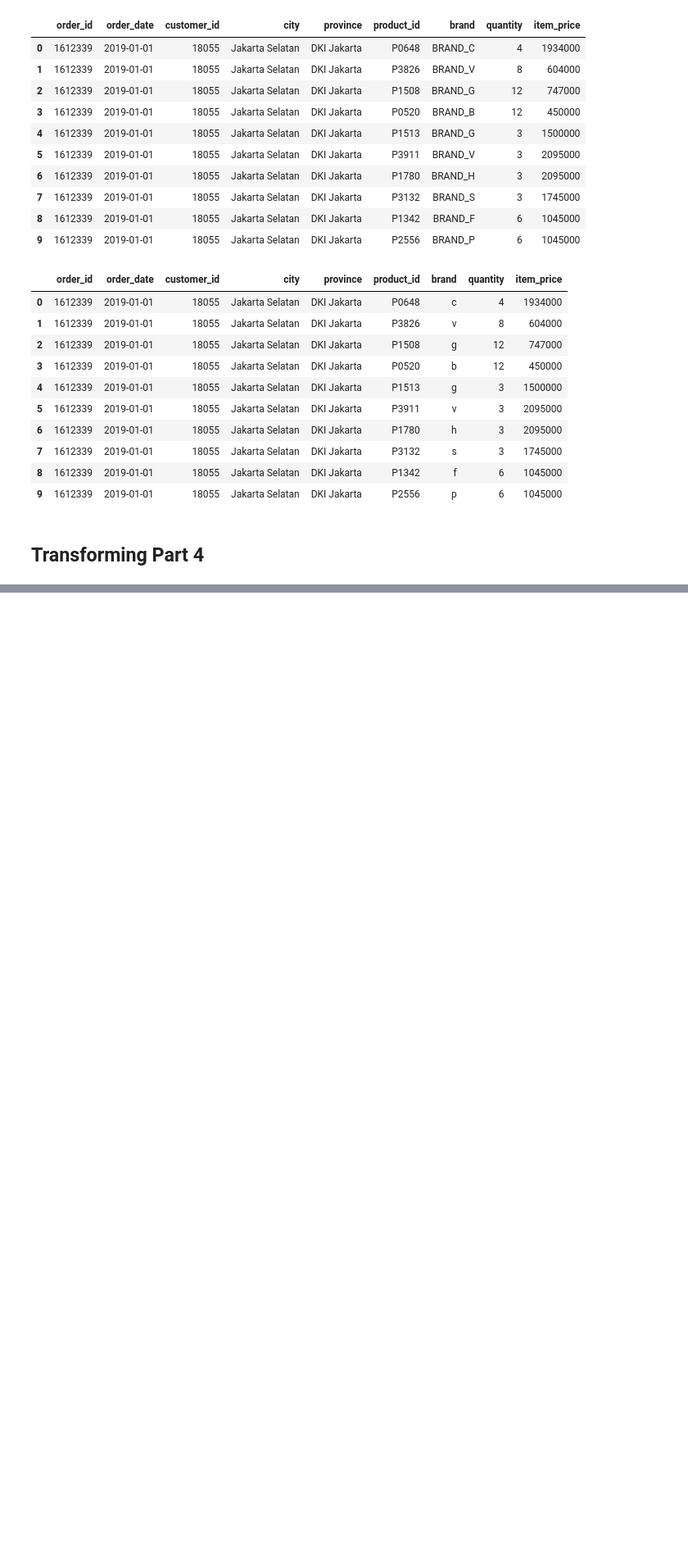
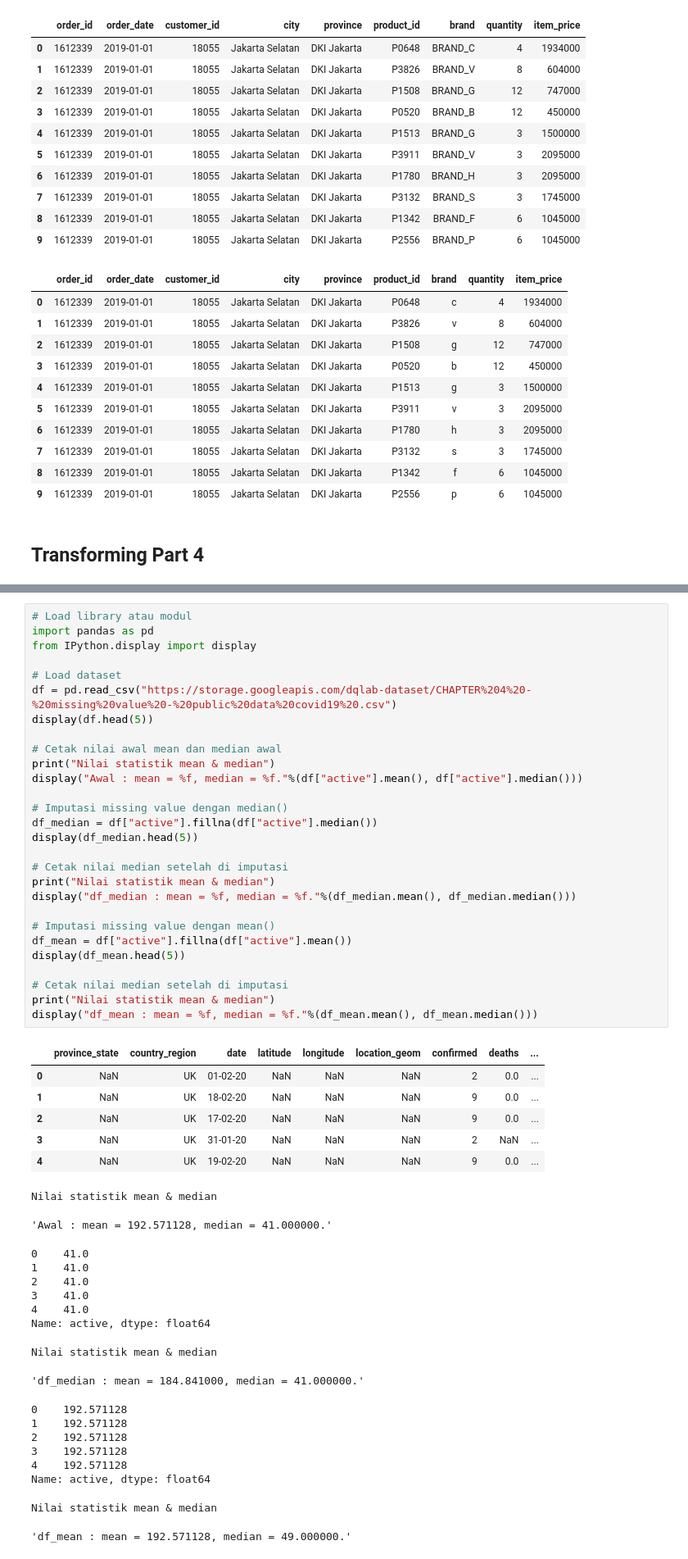
Before and after one commit to UsepSyaikalArifin/DQLab-Academy-Course-Online, a Jupyter notebook: Kelas Fundamental/Data Manipulation With Pandas - Part 1/Jupyter Notebook/main.ipynb, the cells around one changed output, grey strips where cells are left out. Shown at 82% size. Drawn from its saved outputs; the diff is of its cells as text; blank space fills up the shorter version.

```diff
--- a/Kelas Fundamental/Data Manipulation With Pandas - Part 1/Jupyter Notebook/main.ipynb
+++ b/Kelas Fundamental/Data Manipulation With Pandas - Part 1/Jupyter Notebook/main.ipynb
@@ -899,0 +1040,53 @@ TypeError: 'module' object is not callable
+# %%
+# Load library atau modul
+import pandas as pd
+from IPython.display import display
+
+# Load dataset
+df = pd.read_csv("https://storage.googleapis.com/dqlab-dataset/CHAPTER%204%20-%20missing%20value%20-%20public%20data%20covid19%20.csv")
+display(df.head(5))
+
+# Cetak nilai awal mean dan median awal
+print("Nilai statistik mean & median")
+display("Awal : mean = %f, median = %f."%(df["active"].mean(), df["active"].median()))
+
+# Imputasi missing value dengan median()
+df_median = df["active"].fillna(df["active"].median())
+display(df_median.head(5))
+
+# Cetak nilai median setelah di imputasi
+print("Nilai statistik mean & median")
+display("df_median : mean = %f, median = %f."%(df_median.mean(), df_median.median()))
+
+# Imputasi missing value dengan mean()
+df_mean = df["active"].fillna(df["active"].mean())
+display(df_mean.head(5))
+
+# Cetak nilai median setelah di imputasi
+print("Nilai statistik mean & median")
+display("df_mean : mean = %f, median = %f."%(df_mean.mean(), df_mean.median()))
+# %% [output]
+|  | province_state | country_region | date | latitude | longitude | location_geom | confirmed | deaths | ... |
+| 0 | NaN | UK | 01-02-20 | NaN | NaN | NaN | 2 | 0.0 | ... |
+| 1 | NaN | UK | 18-02-20 | NaN | NaN | NaN | 9 | 0.0 | ... |
+| 2 | NaN | UK | 17-02-20 | NaN | NaN | NaN | 9 | 0.0 | ... |
+| 3 | NaN | UK | 31-01-20 | NaN | NaN | NaN | 2 | NaN | ... |
+| 4 | NaN | UK | 19-02-20 | NaN | NaN | NaN | 9 | 0.0 | ... |
+Nilai statistik mean & median
+'Awal : mean = 192.571128, median = 41.000000.'
+0    41.0
+1    41.0
+2    41.0
+3    41.0
+4    41.0
+Name: active, dtype: float64
+Nilai statistik mean & median
+'df_median : mean = 184.841000, median = 41.000000.'
+0    192.571128
+1    192.571128
+2    192.571128
+3    192.571128
+4    192.571128
+Name: active, dtype: float64
+Nilai statistik mean & median
+'df_mean : mean = 192.571128, median = 49.000000.'
```
Also changed, not shown: parts of 9 cells of this notebook.
